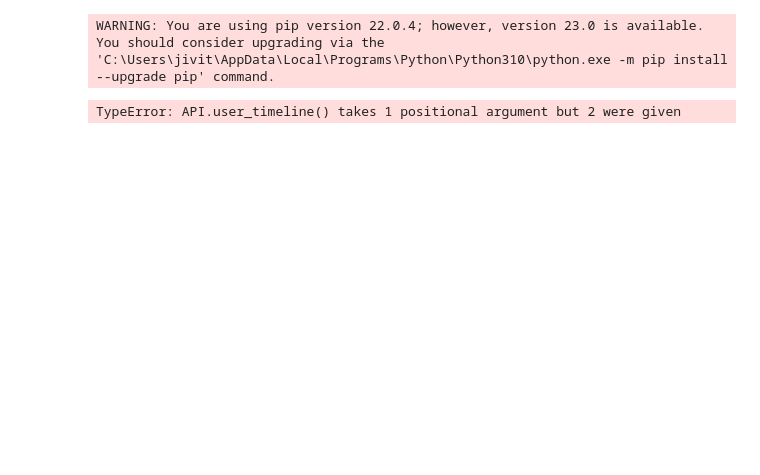
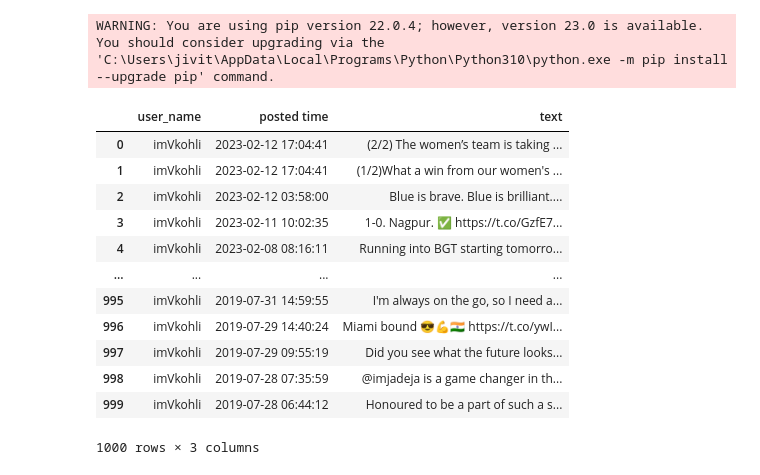
Before and after one commit to jivitheshreddy/INFO-5731-Srping2023, a Jupyter notebook: In_class_exercise_02_02072023.ipynb, the cells around one changed output. Saved outputs shown, nothing was run; the diff lists cells and outputs as text; code cells hidden in the pictures; blank space fills up the shorter version.

```diff
--- a/In_class_exercise_02_02072023.ipynb
+++ b/In_class_exercise_02_02072023.ipynb
@@ -171,32 +171,40 @@ Installing collected packages: tweepy
 Successfully installed tweepy-4.12.1
 WARNING: You are using pip version 22.0.4; however, version 23.0 is available.
 You should consider upgrading via the 'C:\Users\jivit\AppData\Local\Programs\Python\Python310\python.exe -m pip install --upgrade pip' command.
-# %%
-# You code here (Please add comments in the code):
-
-
-import pandas as pd
-import numpy as np
-import tweepy
-from tweepy import OAuthHandler
-import requests
-import json
-
-# Consumer key is the API key that a service provider (Twitter, Facebook, etc.) issues to a consumer (a service that wants to access a user's resources on the service provider).
-# This key is what identifies the consumer.
-# Consumer secret is the consumer "password" that is used, along with the consumer key, to request access (i.e. authorization) to a user's resources from a service provider.
-# Access token is what is issued to the consumer by the service provider once the consumer completes authorization.
-# This token defines the access privileges of the consumer over a particular user's resources.
-# Each time the consumer wants to access the user's data from that service provider, the consumer includes the access token in the API request to the service provider.
-
-consumer_key ="2Em7SxlX9jPMfL4x97r3zMO0x"
-consumer_secret = "sVbJzekKuiAgq83Y7gCwNVbSowqQokGVzWexKHl2cXIPceWtSd"
-access_token ="1439767876962029572-uUMt8oWRyzj9ilE5zk4uYbL93sCMPT"
-access_token_secret = "oydIGymn9bS767FVEMawE9GyGAnMmBJfaY2XXKmHnmliF"
-
-auth=tweepy.OAuthHandler(consumer_key,consumer_secret)
-auth.set_access_token(access_token,access_token_secret)
-api=tweepy.API(auth)
-tweets=api.user_timeline("ShashiTharoor",page=1,count=200)
-# %% [output]
-TypeError: API.user_timeline() takes 1 positional argument but 2 were given
+# %%
+import pandas as pd
+import numpy as np
+import tweepy
+from tweepy import OAuthHandler
+import requests
+import json
+
+consumer_key ="2Em7SxlX9jPMfL4x97r3zMO0x"
+consumer_secret = "sVbJzekKuiAgq83Y7gCwNVbSowqQokGVzWexKHl2cXIPceWtSd"
+access_token ="1439767876962029572-uUMt8oWRyzj9ilE5zk4uYbL93sCMPT"
+access_token_secret = "oydIGymn9bS767FVEMawE9GyGAnMmBJfaY2XXKmHnmliF"
+
+auth = tweepy.OAuthHandler(consumer_key, consumer_secret)
+auth.set_access_token(access_token, access_token_secret)
+
+twe = tweepy.Cursor(api_auth.user_timeline, id=user_name).items(1000)
+
+tweets_df = [[user_name ,tweet.created_at, tweet.text] for tweet in twe]
+
+tweet = pd.DataFrame(tweets_df)
+tweet.columns=['user_name','posted time','text']
+tweet
+# %% [output]
+|  | user_name | posted time | text |
+| 0 | imVkohli | 2023-02-12 17:04:41 | (2/2) The women’s team is taking ... |
+| 1 | imVkohli | 2023-02-12 17:04:41 | (1/2)What a win from our women's ... |
+| 2 | imVkohli | 2023-02-12 03:58:00 | Blue is brave. Blue is brilliant.... |
+| 3 | imVkohli | 2023-02-11 10:02:35 | 1-0. Nagpur. ✅ https://t.co/GzfE7... |
+| 4 | imVkohli | 2023-02-08 08:16:11 | Running into BGT starting tomorro... |
+| ... | ... | ... | ... |
+| 995 | imVkohli | 2019-07-31 14:59:55 | I'm always on the go, so I need a... |
+| 996 | imVkohli | 2019-07-29 14:40:24 | Miami bound 😎💪🇮🇳 https://t.co/ywI... |
+| 997 | imVkohli | 2019-07-29 09:55:19 | Did you see what the future looks... |
+| 998 | imVkohli | 2019-07-28 07:35:59 | @imjadeja is a game changer in th... |
+| 999 | imVkohli | 2019-07-28 06:44:12 | Honoured to be a part of such a s... |
+1000 rows × 3 columns
```
Also changed, not shown: parts of 1 cell of this notebook.
